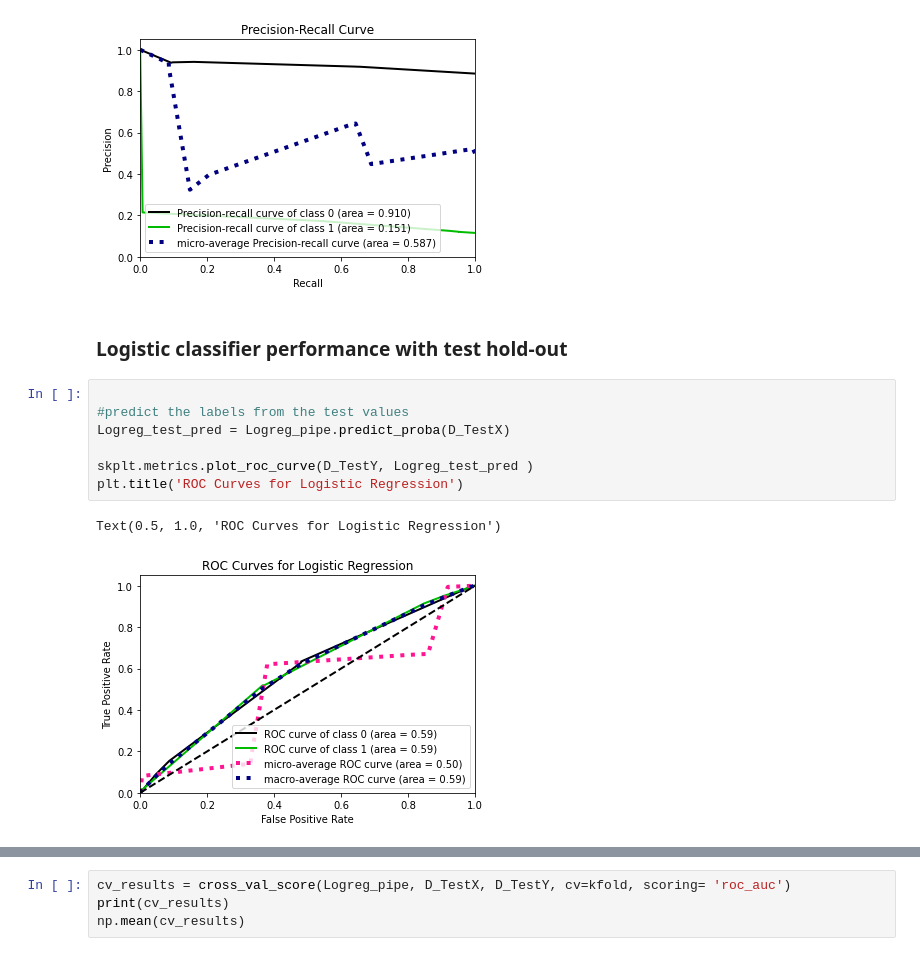
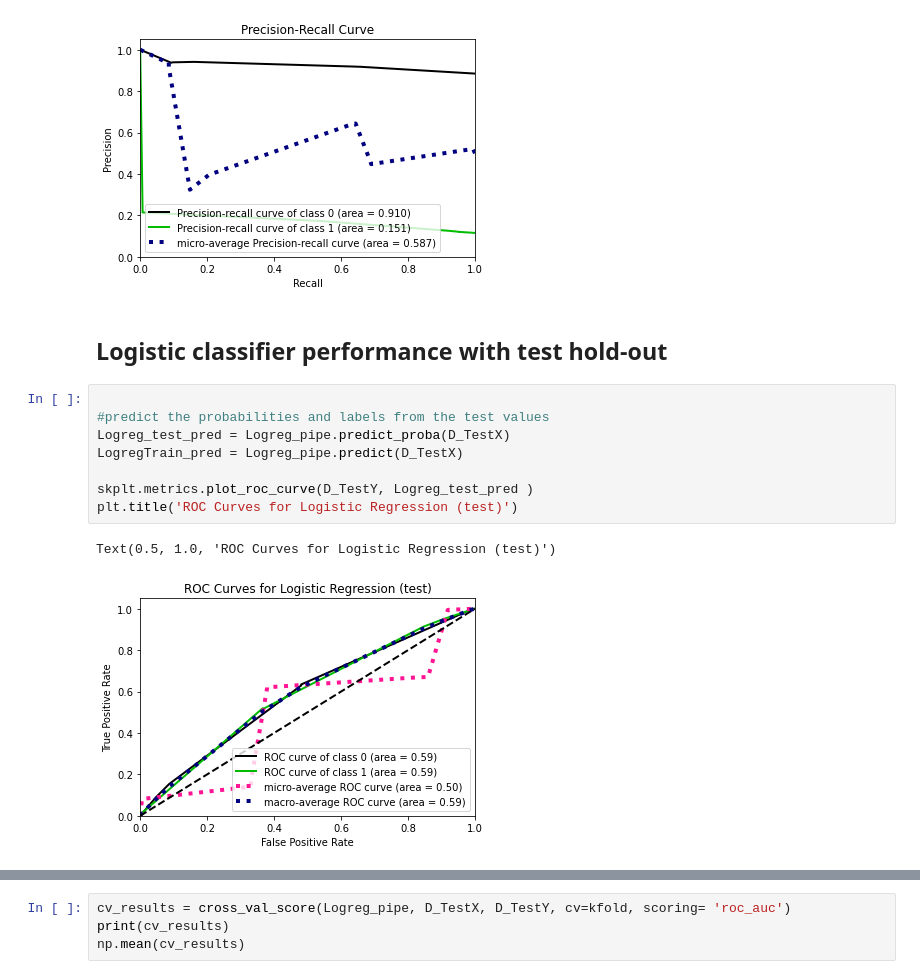
Before and after one commit to bblank70/MSDS422, a Jupyter notebook: Assignment3-bank.ipynb, the cells around one changed output, grey strips where cells are left out. Cells and saved outputs as stored; diff of their text form.

```diff
--- a/Assignment3-bank.ipynb
+++ b/Assignment3-bank.ipynb
@@ -291,14 +417,15 @@ skplt.metrics.plot_precision_recall(D_TrainY, Logreg_train_pred)
 <AxesSubplot:title={'center':'Precision-Recall Curve'}, xlabel='Recall', ylabel='Precision'>
 [figure]
 # %% [markdown]
-### Logistic classifier performance with test hold-out
+## Logistic classifier performance with test hold-out
 # %%
 
-#predict the labels from the test values
+#predict the probabilities and labels from the test values
 Logreg_test_pred = Logreg_pipe.predict_proba(D_TestX)
+LogregTrain_pred = Logreg_pipe.predict(D_TestX)
 
 skplt.metrics.plot_roc_curve(D_TestY, Logreg_test_pred )
-plt.title('ROC Curves for Logistic Regression')
+plt.title('ROC Curves for Logistic Regression (test)')
 # %% [output]
-Text(0.5, 1.0, 'ROC Curves for Logistic Regression')
+Text(0.5, 1.0, 'ROC Curves for Logistic Regression (test)')
-[figure, old version]
+[figure, new version]
```
Also changed, not shown: parts of 86 cells of this notebook.
